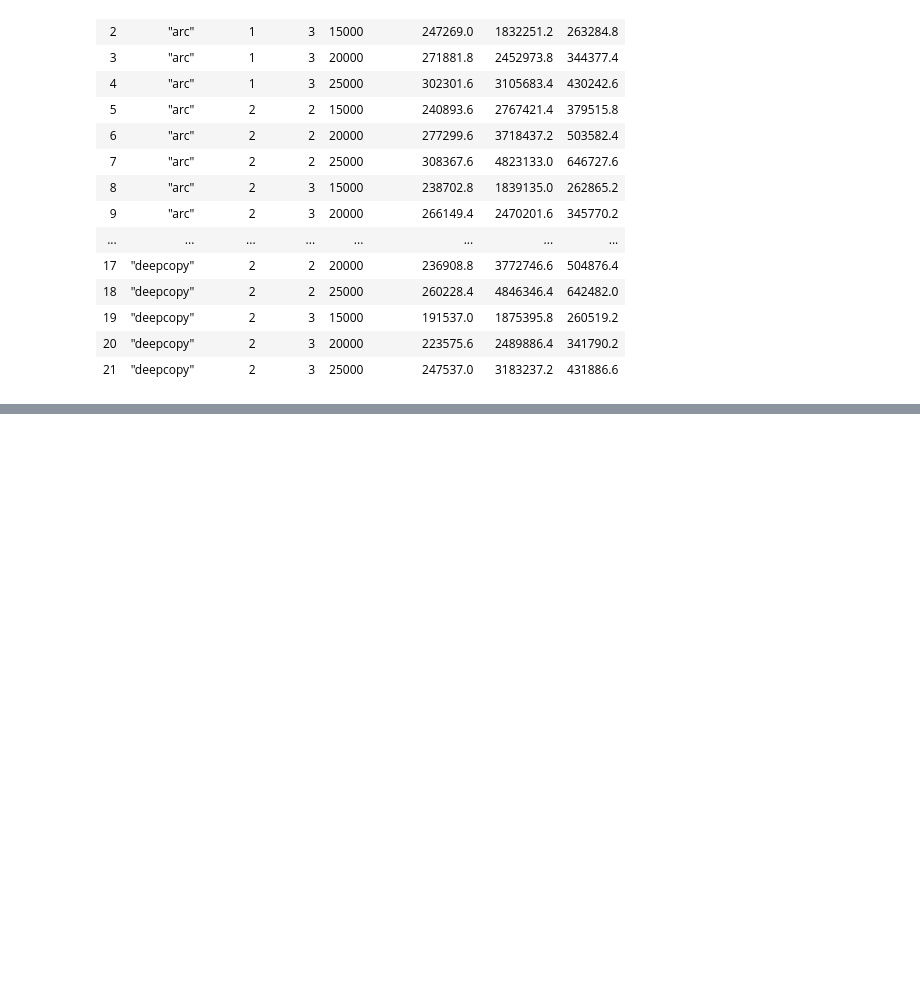
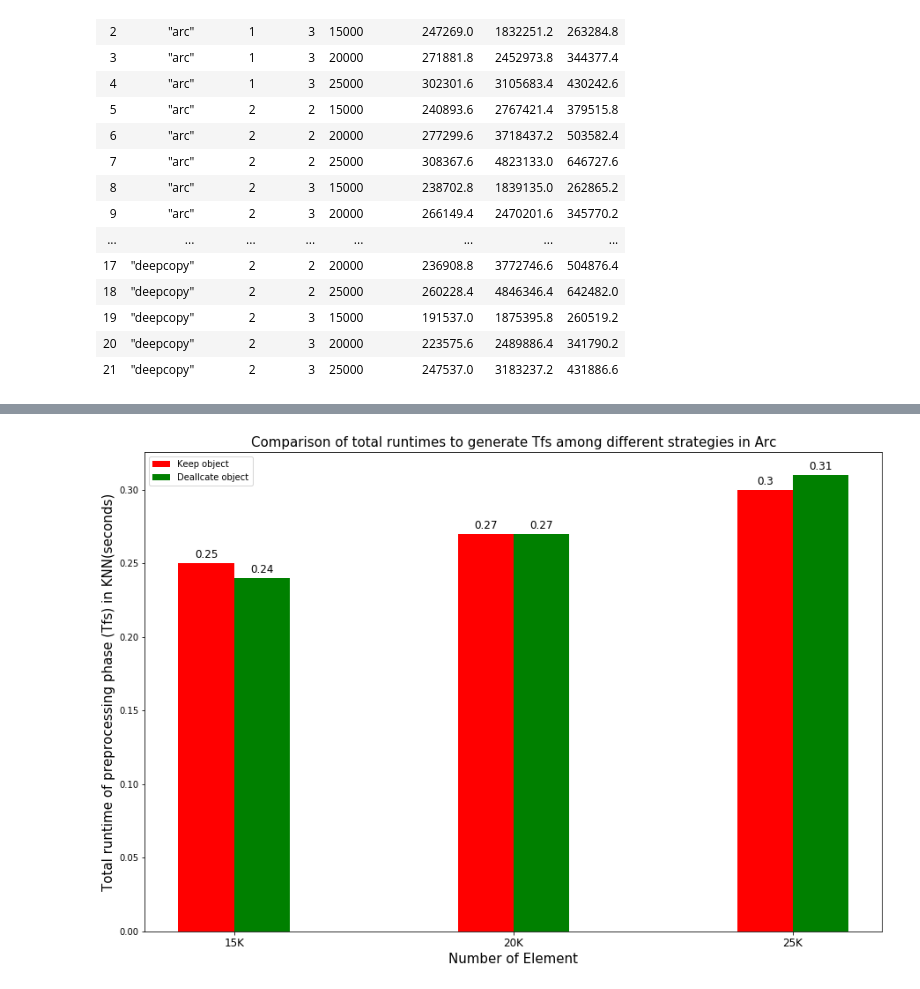
Before and after one commit to ShinsakuOkazaki/master-thesis, a Jupyter notebook: project/rust_knn_streaming/analysis/runtime_analysis.ipynb, the cells around one changed output, grey strips where cells are left out. Cells and saved outputs as stored; diff of their text form; code cells hidden in the pictures; blank space fills up the shorter version.

```diff
--- a/project/rust_knn_streaming/analysis/runtime_analysis.ipynb
+++ b/project/rust_knn_streaming/analysis/runtime_analysis.ipynb
@@ -214,0 +291,22 @@ agg_total
+# %%
+strategy1 = agg_total[(agg_total["method"] == '"arc"') & (agg_total["strategy"] == 1) & (agg_total["n_batch"] == 3)]
+strategy2 = agg_total[(agg_total["method"] == '"arc"') & (agg_total["strategy"] == 2) & (agg_total["n_batch"] == 3)]
+fig, ax = plt.subplots(figsize = (15, 10))
+w = 0.2
+idx = np.arange(agg_total['k'].nunique())
+b1 = ax.bar(idx - w / 2, round(strategy1["preprocess_total"] / 1000000, 2), width = w, color ='r', align = 'center')
+b2 = ax.bar(idx + w / 2, round(strategy2["preprocess_total"] / 1000000, 2), width = w, color ='g', align = 'center')
+label = np.sort(agg_total['k'].unique())
+ax.set_xticks(idx)
+ax.set_xticklabels([str(int(n)) + "K" for n in (label / 1000)], fontsize = 12)
+ax.set_xlabel("Number of Element", fontsize = 15)
+ax.set_ylabel("Total runtime of preprocessing phase (Tfs) in KNN(seconds)", fontsize = 15)
+ax.set_title("Comparison of total runtimes to generate Tfs among different strategies in Arc", fontsize = 15)
+autolabel(b1, ax)
+autolabel(b2, ax)
+ax.legend((b1, b2), ("Keep object", "Deallcate object"))
+##ax.set_yscale('log')
+#fig.savefig("rust_tree_aggregate.eps")
+plt.show()
+# %% [output]
+[figure, added]
```
Also changed, not shown: parts of 7 cells of this notebook, 17 other files.
